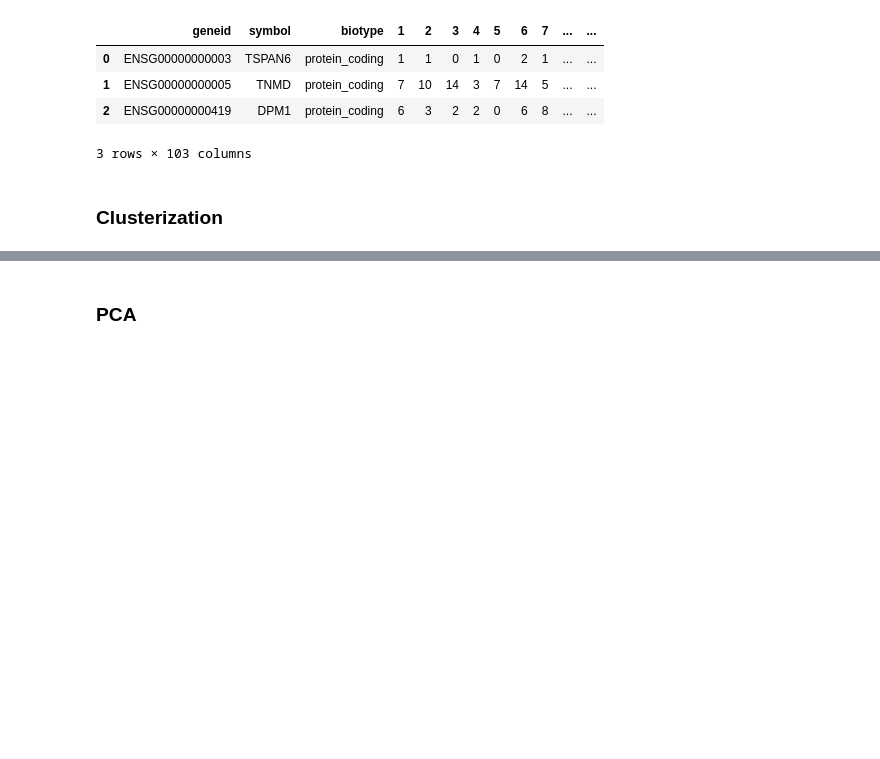
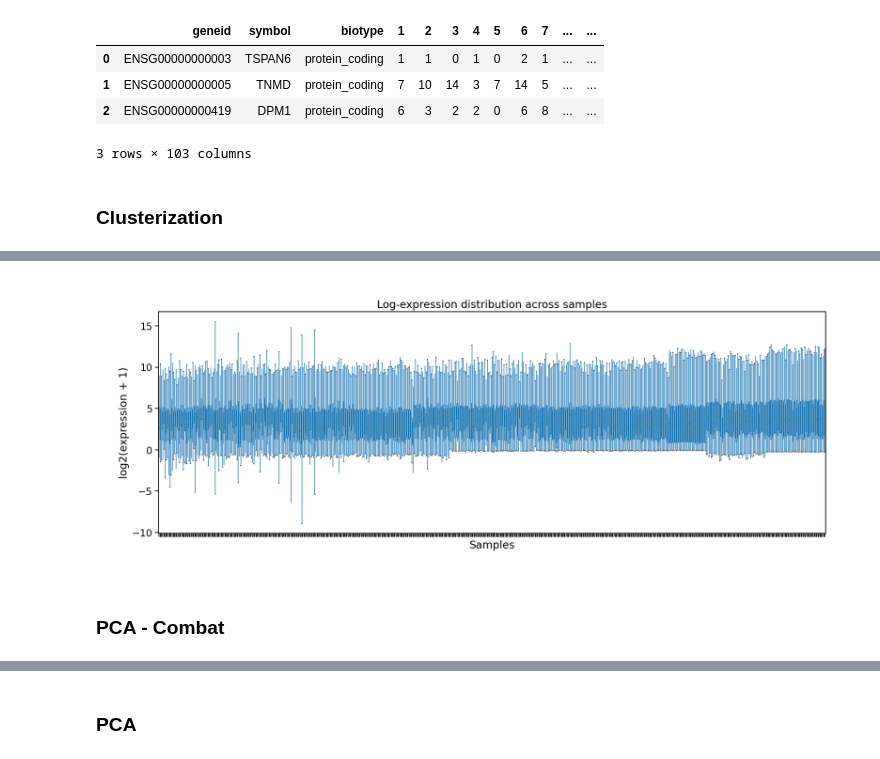
Before and after one commit to flalix/perturb_agent, a Jupyter notebook: notebooks/mtp_TCGA_53_PSI_all_PAADs_Clusters.ipynb, the cells around one changed output, grey strips where cells are left out. Cells and saved outputs as stored; diff of their text form; code cells hidden in the pictures; blank space fills up the shorter version.

Commit message:
deploy 0.3.combat

```diff
--- a/notebooks/mtp_TCGA_53_PSI_all_PAADs_Clusters.ipynb
+++ b/notebooks/mtp_TCGA_53_PSI_all_PAADs_Clusters.ipynb
@@ -254,0 +347,4 @@ df_cluster, df_sel, df_cpm, df_pca, df_umap = gdc.cluster_expression_data_group(
+# %%
+dfn_normal2 = dfn_normal[dfn_normal.geneid.isin(dfc_log.index.to_list())]
+print(dfn_normal2.shape)
+dfn_normal2.head(2)
@@ -254,0 +399,5 @@ df_cluster, df_sel, df_cpm, df_pca, df_umap = gdc.cluster_expression_data_group(
+# %%
+dfn = pd.merge(dfc_log, dfc_log_nor, left_index=True, right_index=True, how='inner')
+print(dfn.shape)
+
+dfn.head(3)
@@ -254,0 +568,7 @@ df_cluster, df_sel, df_cpm, df_pca, df_umap = gdc.cluster_expression_data_group(
+# %%
+dfn_combat = correct_log_cpm_combat(
+    df_log_cpm=dfn,
+    metadata=metadata,
+    batch_col="dataset",
+    covariates=["condition_numeric"],
+)
@@ -254,0 +596,20 @@ df_cluster, df_sel, df_cpm, df_pca, df_umap = gdc.cluster_expression_data_group(
+# %%
+fig, ax = plt.subplots(figsize=(16, 6))
+
+dfn_combat.boxplot(
+    ax=ax,
+    grid=False,
+    showfliers=False,
+)
+
+ax.set_title("Log-expression distribution across samples")
+ax.set_xlabel("Samples")
+ax.set_ylabel("log2(expression + 1)")
+ax.tick_params(axis="x", labelbottom=False)
+
+plt.tight_layout()
+plt.show()
+# %% [output]
+[figure, added]
+# %% [markdown]
+### PCA - Combat
```
Also changed, not shown: parts of 42 cells of this notebook, 2 other files.
